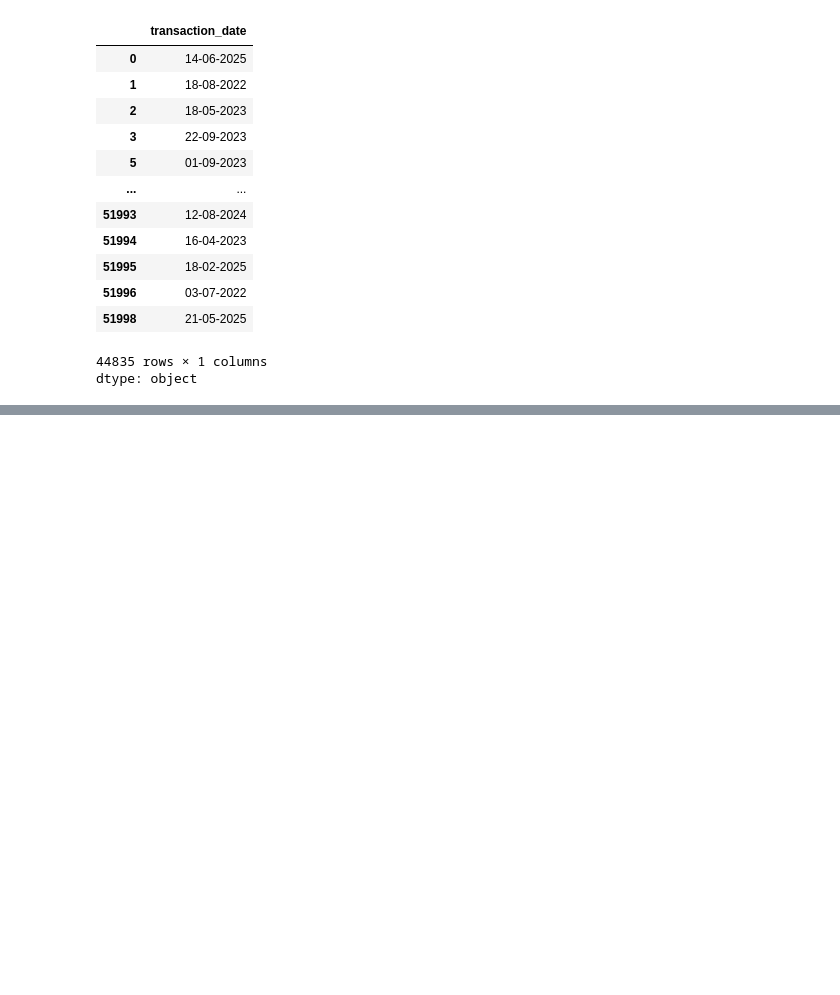
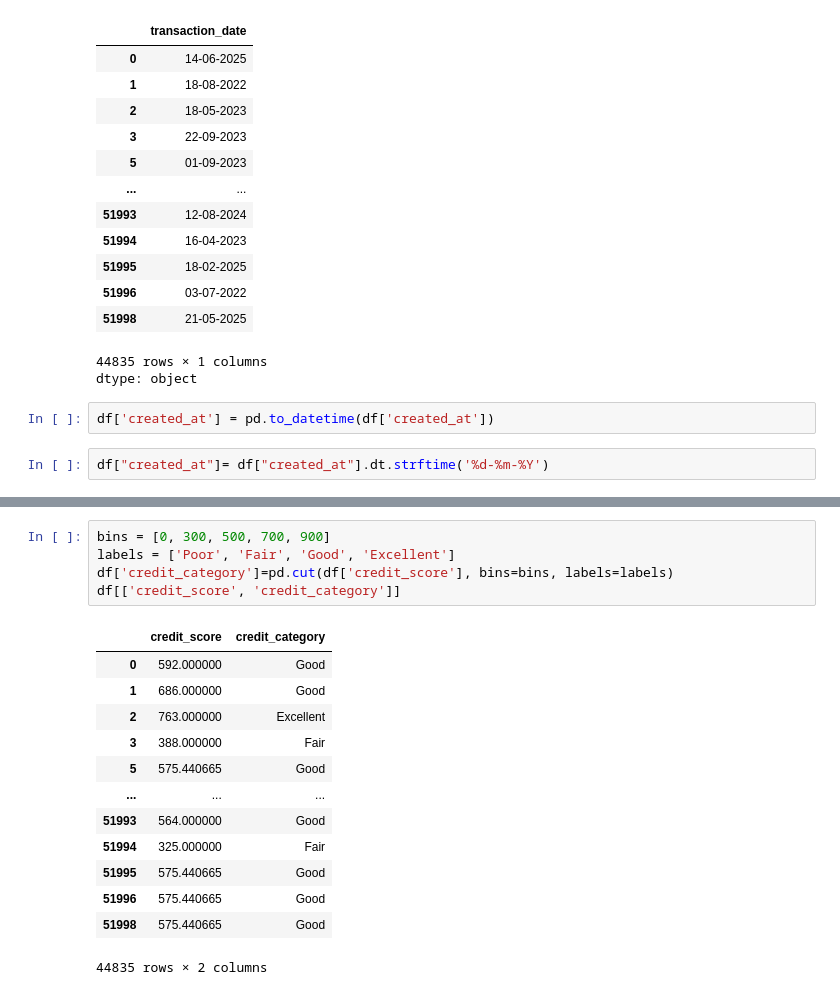
Before and after one commit to Jeel88/DSV_Finance, a Jupyter notebook: Finance_DSV_Project.ipynb, the cells around one changed output, grey strips where cells are left out. Saved outputs shown, nothing was run; the diff lists cells and outputs as text; blank space fills up the shorter version.

Commit message:
Added up bins label

```diff
--- a/Finance_DSV_Project.ipynb
+++ b/Finance_DSV_Project.ipynb
@@ -308,3 +308,7 @@ df['transaction_date']
 | 51998 | 21-05-2025 |
 44835 rows × 1 columns
 dtype: object
+# %%
+df['created_at'] = pd.to_datetime(df['created_at'])
+# %%
+df["created_at"]= df["created_at"].dt.strftime('%d-%m-%Y')
@@ -310,0 +332,19 @@ dtype: object
+# %%
+bins = [0, 300, 500, 700, 900]
+labels = ['Poor', 'Fair', 'Good', 'Excellent']
+df['credit_category']=pd.cut(df['credit_score'], bins=bins, labels=labels)
+df[['credit_score', 'credit_category']]
+# %% [output]
+|  | credit_score | credit_category |
+| 0 | 592.000000 | Good |
+| 1 | 686.000000 | Good |
+| 2 | 763.000000 | Excellent |
+| 3 | 388.000000 | Fair |
+| 5 | 575.440665 | Good |
+| ... | ... | ... |
+| 51993 | 564.000000 | Good |
+| 51994 | 325.000000 | Fair |
+| 51995 | 575.440665 | Good |
+| 51996 | 575.440665 | Good |
+| 51998 | 575.440665 | Good |
+44835 rows × 2 columns
```
Also changed, not shown: parts of 1 cell of this notebook.
